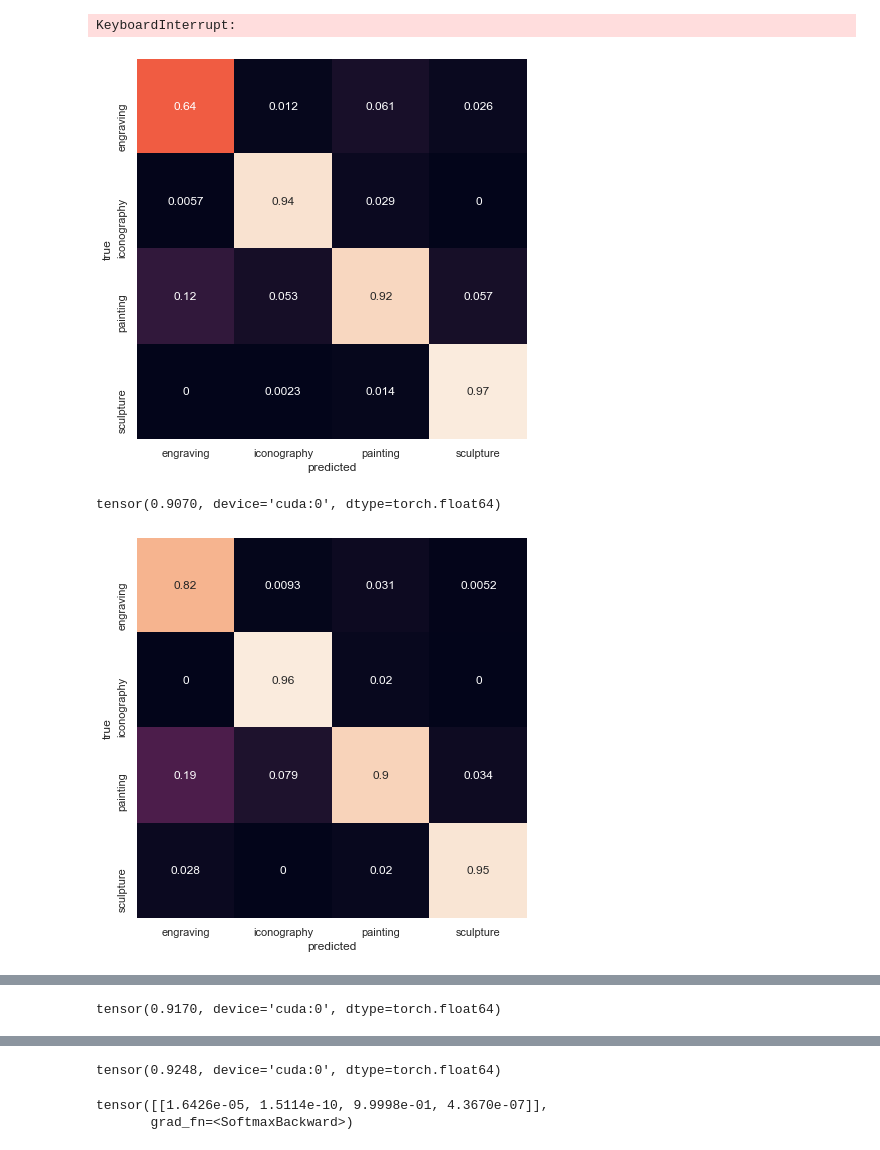
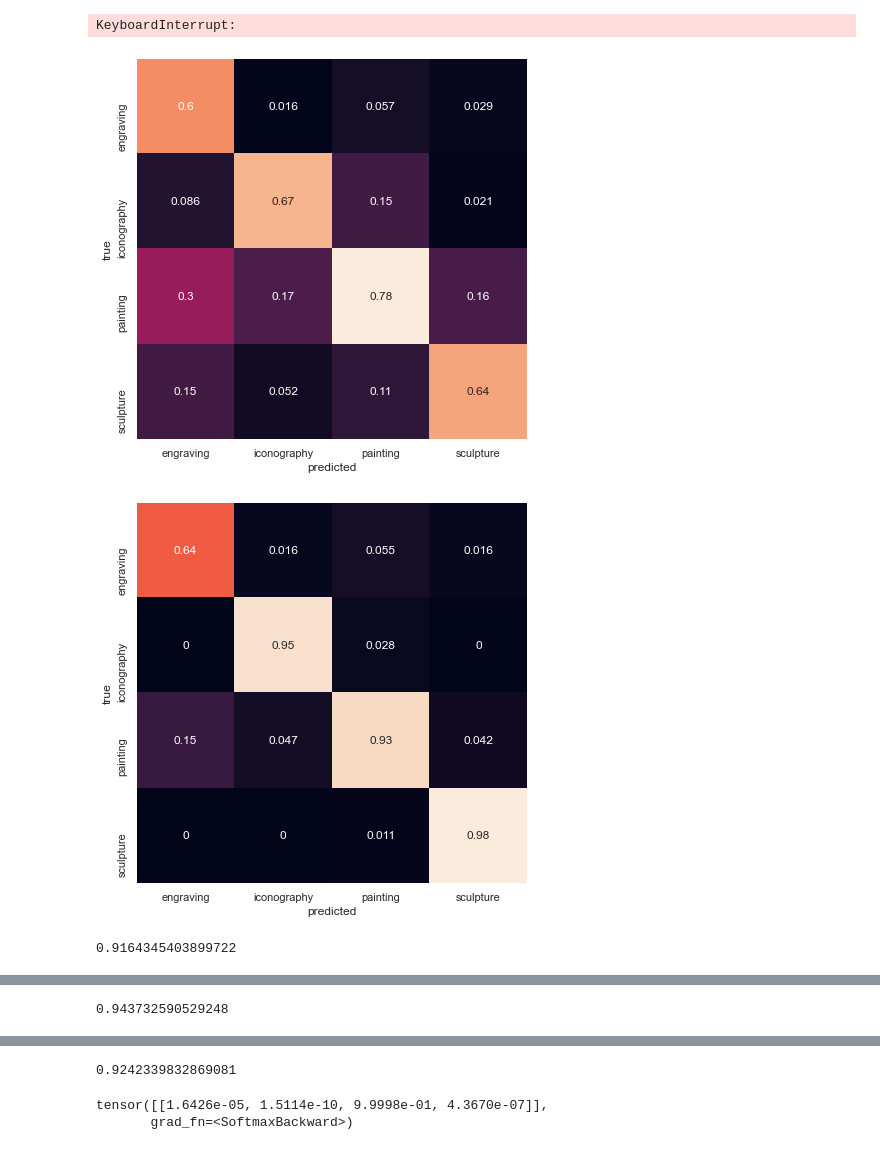
Before and after one commit to Indevem/art-classification, a Jupyter notebook: model/model.ipynb, the cells around one changed output, grey strips where cells are left out. Saved outputs shown, nothing was run; the diff lists cells and outputs as text; code cells hidden in the pictures.

```diff
--- a/model/model.ipynb
+++ b/model/model.ipynb
@@ -76,3 +76,7 @@ train_set, val_set, test_set = random_split(dataset, [len(dataset)-test_len*2, t
 train_loader = DataLoader(MapDataset(train_set, train_transforms), batch_size=BATCH_SIZE, shuffle=True)
 val_loader = DataLoader(MapDataset(val_set, transforms), batch_size=BATCH_SIZE, shuffle=True)
 test_loader = DataLoader(MapDataset(test_set, transforms), batch_size=BATCH_SIZE, shuffle=True)
+# %%
+stats = [0]*4
+for i in range(len(dataset)):
+    stats[dataset[i][1]] += 1
@@ -294,9 +311,9 @@ def initialize_model(model_name, num_classes, feature_extract, use_pretrained=Tr
         input_size = 224
 
     elif model_name == "vgg":
-        """ VGG11
+        """ VGG11_bn
         """
-        model_ft = models.vgg11(pretrained=use_pretrained)
+        model_ft = models.vgg11_bn(pretrained=use_pretrained)
         set_parameter_requires_grad(model_ft, feature_extract)
         num_ftrs = model_ft.classifier[6].in_features
         model_ft.classifier[6] = nn.Linear(num_ftrs,num_classes)
@@ -376,12 +393,13 @@ Epoch 9/9
 =====
 KeyboardInterrupt:
 # %%
+final_results = [test_model(simplenet, test_loader, 'simplenet_cmat').item()]
 for model_name in ['resnet', 'alexnet', 'vgg']:
     model, input_size = initialize_model(model_name, len(CLASSES), True, use_pretrained=True)
     model.load_state_dict(torch.load(model_name + '.pth'))
     final_results.append(test_model(model.to(DEVICE), test_loader, model_name + '_cmat').item())
     print(final_results[-1])
 # %% [output]
-[figure, old version]
+[figure, new version]
+[figure, new version]
-tensor(0.9070, device='cuda:0', dtype=torch.float64)
+0.9164345403899722
-[figure, old version]
@@ -388 +407 @@ tensor(0.9070, device='cuda:0', dtype=torch.float64)
-tensor(0.9170, device='cuda:0', dtype=torch.float64)
+0.943732590529248
@@ -390,4 +409,4 @@ tensor(0.9170, device='cuda:0', dtype=torch.float64)
-tensor(0.9248, device='cuda:0', dtype=torch.float64)
+0.9242339832869081
 # %%
 from PIL import Image
 
```
Also changed, not shown: parts of 6 cells of this notebook, 9 other files.
